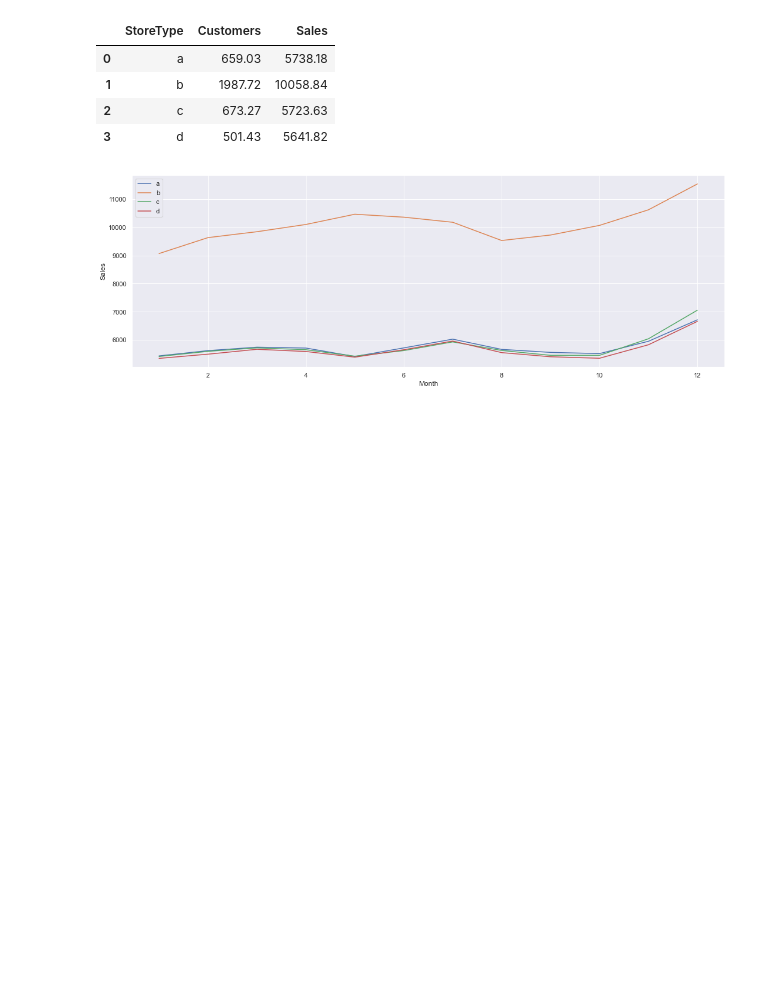
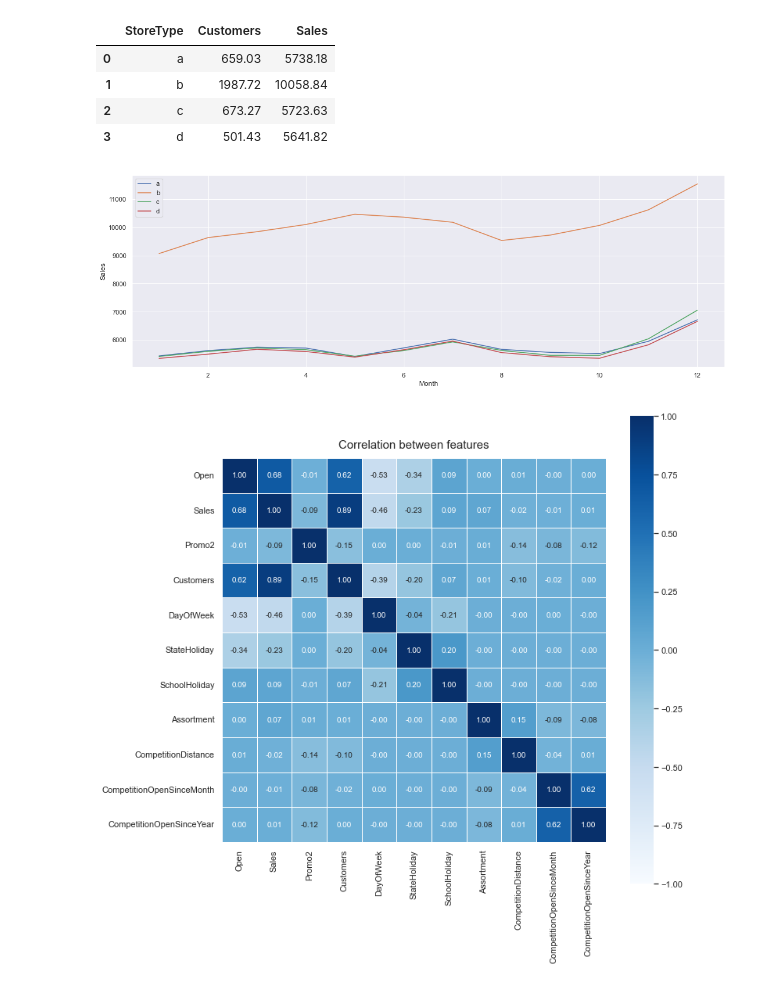
Before and after one commit to rafaesam/pharmaceutical_sales_prediction, a Jupyter notebook: notebooks/exploratory_data_analysis.ipynb, the cells around one changed output. Saved outputs shown, nothing was run; the diff lists cells and outputs as text; code cells hidden in the pictures; blank space fills up the shorter version.

```diff
--- a/notebooks/exploratory_data_analysis.ipynb
+++ b/notebooks/exploratory_data_analysis.ipynb
@@ -62,7 +64,8 @@ s_h_train
 | 2 | Easter holiday | 214.31 |
 | 3 | Christmas | 168.73 |
 # %%
-df_train_store = pd.merge(cleaned_df_train.reset_index(), cleaned_df_store, how='inner', on='Store')
+df_train_store = pd.merge(cleaned_df_train, cleaned_df_store, how='inner' , on='Store')
+df_train_store.describe()
 df_train_store.info()
 # %% [output]
 <class 'pandas.core.frame.DataFrame'>
@@ -132,3 +119,5 @@ df_t_s.describe()
+# %%
+df_t_s = df_train_store.copy()
 # %%
 stores_types = ["a", "b", "c", "d"]
 df_t_s["StoreType"] = df_t_s["StoreType"].apply(lambda x: stores_types[x])
@@ -155,3 +144,16 @@ columns = ["a", "b", "c", "d"]
 plot_trend(monthly_trend, columns, 'Sales', 'Average Monthly sales', labels=columns)
 # %% [output]
 [figure]
+# %%
+df_t_s = df_t_s.copy()
+corr_all = df_t_s[['Open', 'Sales', 'Promo', 'Promo2', 'Customers', 'DayOfWeek', 'StateHoliday', 'SchoolHoliday', 'StoreType',
+                           'Assortment', 'CompetitionDistance', 'CompetitionOpenSinceMonth', 'CompetitionOpenSinceYear']].corr()
+
+fig, ax = plt.subplots(figsize=(11, 11))
+heatmap = sns.heatmap(corr_all, square=True, linewidths=.5,
+                      vmin=-1, vmax=1, cmap='Blues', annot=True, fmt='.2f')
+
+heatmap.set_title('Correlation between features', fontdict={'fontsize': 15}, pad=13)
+fig.show()
+# %% [output]
+[figure, added]
```
Also changed, not shown: parts of 10 cells of this notebook, 1 other file.
